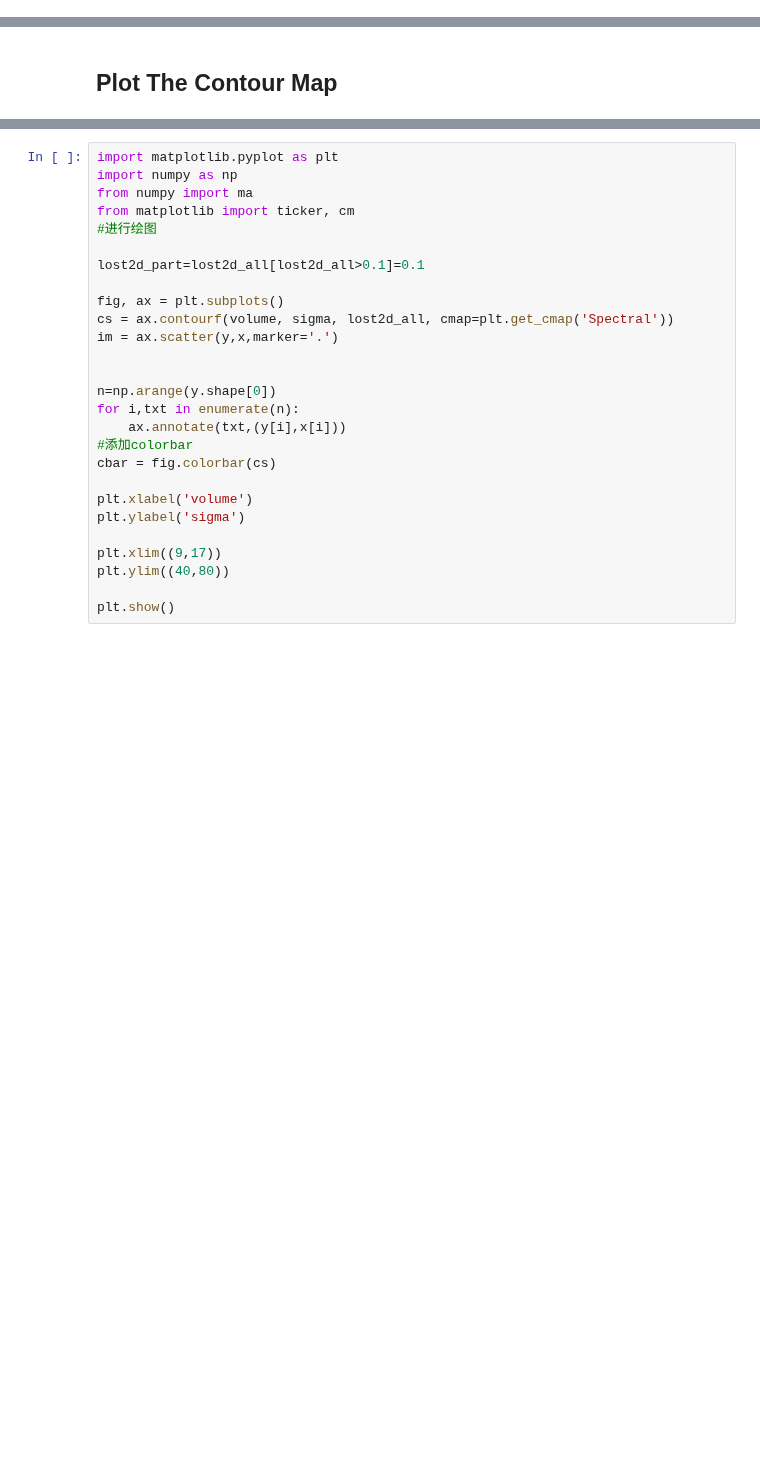
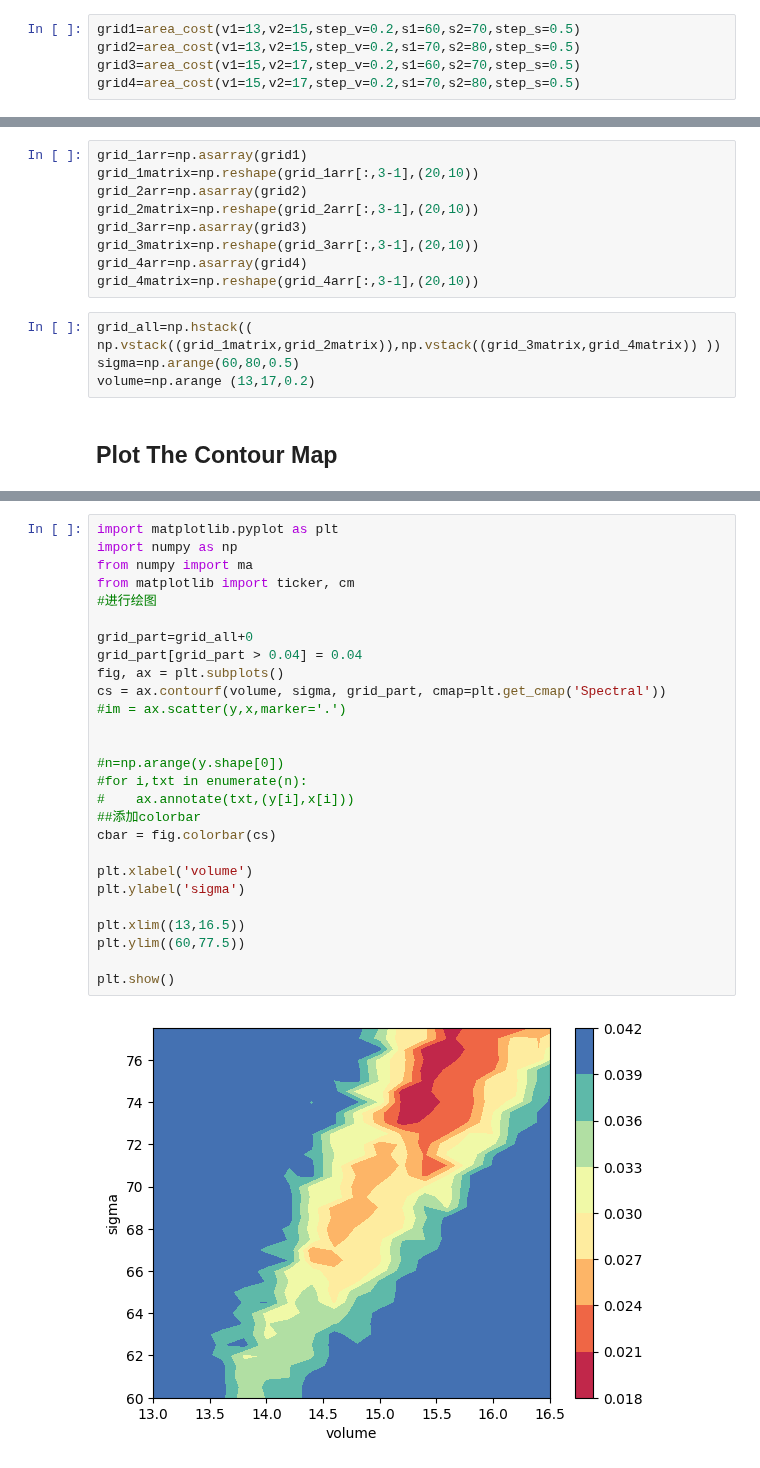
Before and after one commit to Lomolanisgo/Bayesian_PendantDrop_Tensiometry, a Jupyter notebook: calculate_global_cost.ipynb, the cells around one changed output, grey strips where cells are left out. Drawn from its saved outputs; the diff is of its cells as text; blank space fills up the shorter version.

```diff
--- a/calculate_global_cost.ipynb
+++ b/calculate_global_cost.ipynb
@@ -116,0 +38,5 @@ KeyboardInterrupt:
+# %%
+grid1=area_cost(v1=13,v2=15,step_v=0.2,s1=60,s2=70,step_s=0.5)
+grid2=area_cost(v1=13,v2=15,step_v=0.2,s1=70,s2=80,step_s=0.5)
+grid3=area_cost(v1=15,v2=17,step_v=0.2,s1=60,s2=70,step_s=0.5)
+grid4=area_cost(v1=15,v2=17,step_v=0.2,s1=70,s2=80,step_s=0.5)
@@ -117,2 +48,15 @@ KeyboardInterrupt:
+# %%
+grid_1arr=np.asarray(grid1)
+grid_1matrix=np.reshape(grid_1arr[:,3-1],(20,10))
+grid_2arr=np.asarray(grid2)
+grid_2matrix=np.reshape(grid_2arr[:,3-1],(20,10))
+grid_3arr=np.asarray(grid3)
+grid_3matrix=np.reshape(grid_3arr[:,3-1],(20,10))
+grid_4arr=np.asarray(grid4)
+grid_4matrix=np.reshape(grid_4arr[:,3-1],(20,10))
+# %%
+grid_all=np.hstack(( np.vstack((grid_1matrix,grid_2matrix)),np.vstack((grid_3matrix,grid_4matrix)) ))
+sigma=np.arange(60,80,0.5)
+volume=np.arange (13,17,0.2)
 # %% [markdown]
 ## Plot The Contour Map
@@ -136,27 +63,29 @@ plt.imshow(lost2d_all, extent=[0, 5, 0, 5], origin='lower',
 # %%
 import matplotlib.pyplot as plt
 import numpy as np
 from numpy import ma
 from matplotlib import ticker, cm
 #进行绘图
 
-lost2d_part=lost2d_all[lost2d_all>0.1]=0.1
-
+grid_part=grid_all+0
+grid_part[grid_part > 0.04] = 0.04
 fig, ax = plt.subplots()
-cs = ax.contourf(volume, sigma, lost2d_all, cmap=plt.get_cmap('Spectral'))
-im = ax.scatter(y,x,marker='.')
+cs = ax.contourf(volume, sigma, grid_part, cmap=plt.get_cmap('Spectral'))
+#im = ax.scatter(y,x,marker='.')
 
 
-n=np.arange(y.shape[0])
-for i,txt in enumerate(n):
-    ax.annotate(txt,(y[i],x[i]))
-#添加colorbar
+#n=np.arange(y.shape[0])
+#for i,txt in enumerate(n):
+#    ax.annotate(txt,(y[i],x[i]))
+##添加colorbar
 cbar = fig.colorbar(cs)
 
 plt.xlabel('volume')
 plt.ylabel('sigma')
 
-plt.xlim((9,17))
-plt.ylim((40,80))
+plt.xlim((13,16.5))
+plt.ylim((60,77.5))
 
 plt.show()
+# %% [output]
+[figure, added]
```
Also changed, not shown: parts of 17 cells of this notebook.
